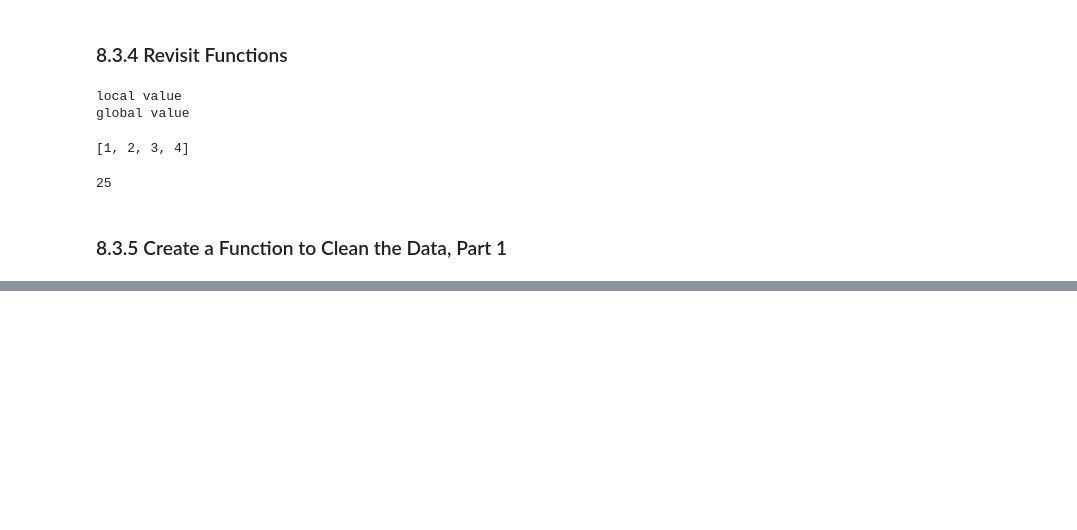
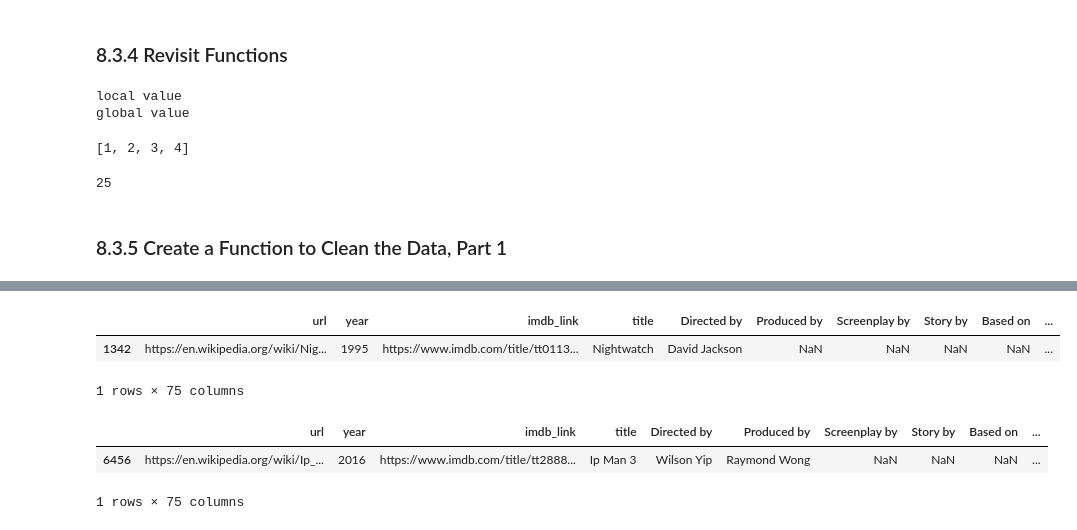
Before and after one commit to PGL50/Movies-ETL, a Jupyter notebook: ETL_start.ipynb, the cells around one changed output, grey strips where cells are left out. Drawn from its saved outputs; the diff is of its cells as text; code cells hidden in the pictures; blank space fills up the shorter version.

```diff
--- a/ETL_start.ipynb
+++ b/ETL_start.ipynb
@@ -221,0 +250,12 @@ wiki_movies_df[wiki_movies_df['Arabic'].notnull()]
+# %%
+wiki_movies_df[wiki_movies_df['Also known as'].notnull()]
+# %% [output]
+|  | url | year | imdb_link | title | Directed by | Produced by | Screenplay by | Story by | Based on | ... |
+| 1342 | https://en.wikipedia.org/wiki/Nig... | 1995 | https://www.imdb.com/title/tt0113... | Nightwatch | David Jackson | NaN | NaN | NaN | NaN | ... |
+1 rows × 75 columns
+# %%
+wiki_movies_df[wiki_movies_df['Cantonese'].notnull()]
+# %% [output]
+|  | url | year | imdb_link | title | Directed by | Produced by | Screenplay by | Story by | Based on | ... |
+| 6456 | https://en.wikipedia.org/wiki/Ip_... | 2016 | https://www.imdb.com/title/tt2888... | Ip Man 3 | Wilson Yip | Raymond Wong | NaN | NaN | NaN | ... |
+1 rows × 75 columns
```
Also changed, not shown: parts of 9 cells of this notebook.
